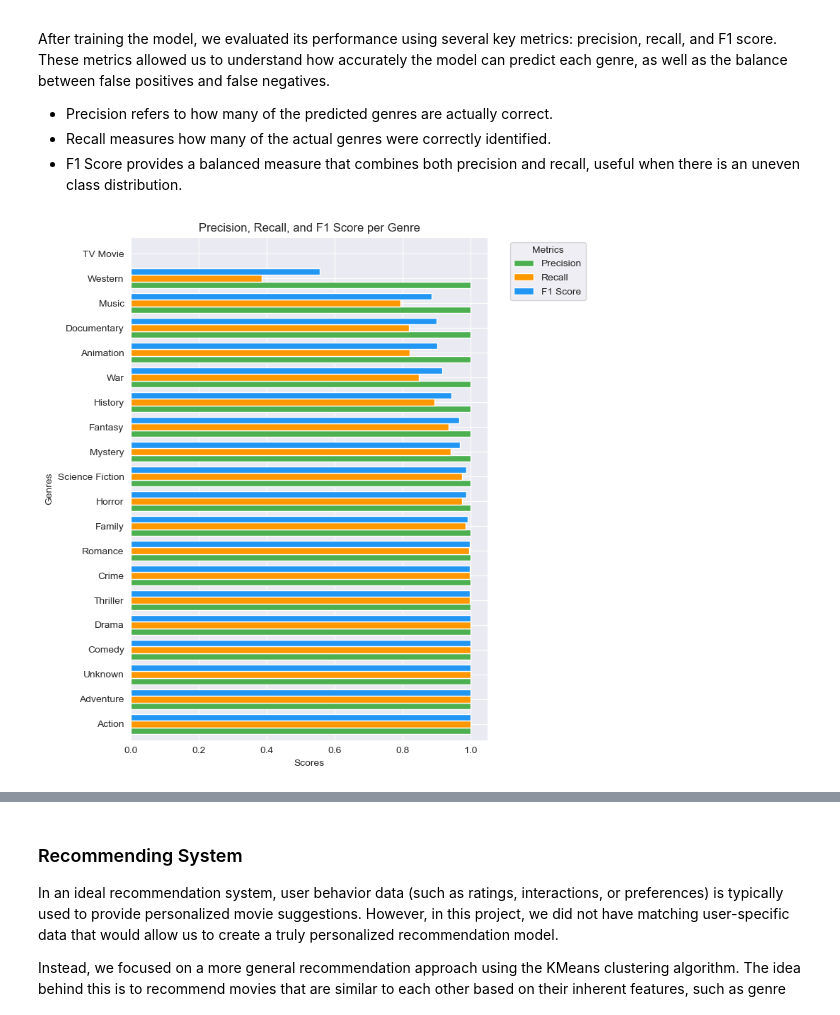
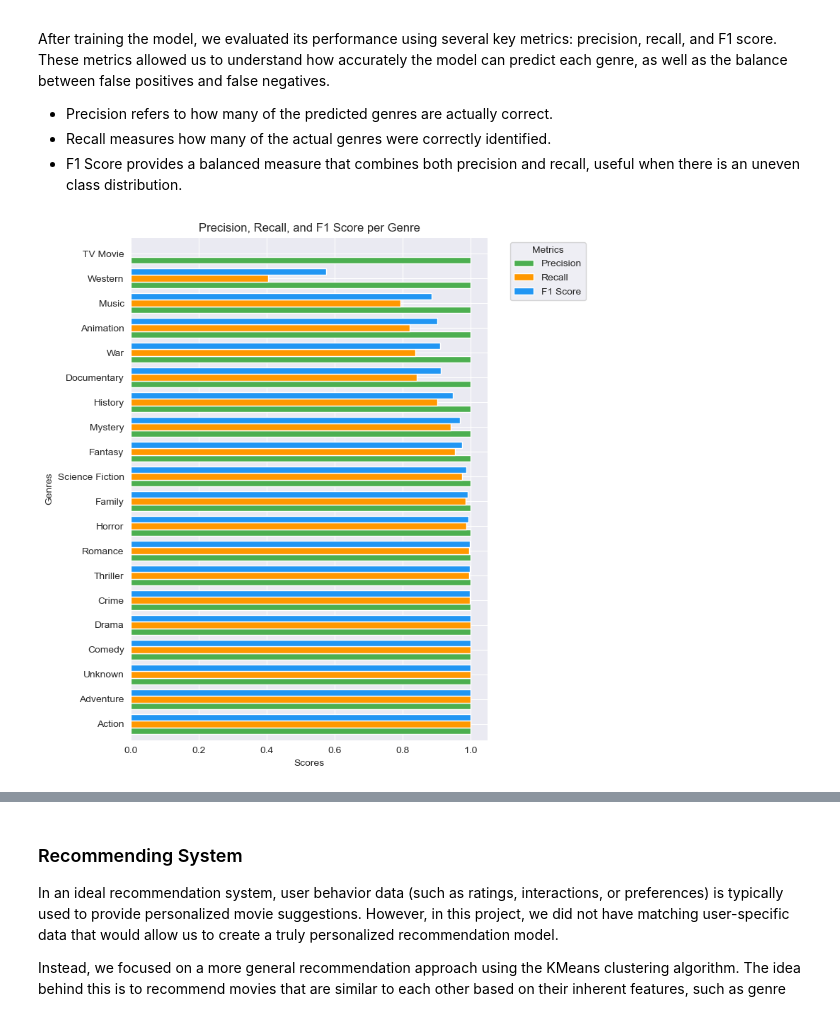
Before and after one commit to Islake/KoneOppiminen, a Jupyter notebook: tasks/Harjoitustyö.ipynb, the cells around one changed output, grey strips where cells are left out. Cells and saved outputs as stored; diff of their text form; code cells hidden in the pictures.

```diff
--- a/tasks/Harjoitustyö.ipynb
+++ b/tasks/Harjoitustyö.ipynb
@@ -568,41 +597,41 @@ import matplotlib.pyplot as plt
 import seaborn as sns
 
 # Calculate Precision, Recall, F1 for each genre
-precision = precision_score(y_test, y_pred, average=None)
-recall = recall_score(y_test, y_pred, average=None)
-f1 = f1_score(y_test, y_pred, average=None)
+precision = precision_score(y_test, y_pred, average=None, zero_division=1)
+recall = recall_score(y_test, y_pred, average=None, zero_division=1)
+f1 = f1_score(y_test, y_pred, average=None, zero_division=1)
 
 # Create a DataFrame to display the results for each genre
 results_df = pd.DataFrame({
     'Precision': precision,
     'Recall': recall,
     'F1 Score': f1
 }, index=y_test.columns)
 
 # Sort the results by F1 Score to identify the best recognized genres
 results_df_sorted = results_df.sort_values(by='F1 Score', ascending=False)
 
 # Plot Precision, Recall, and F1 scores for each genre
 fig, ax = plt.subplots(figsize=(8, 8))
 
 # Create a grouped horizontal bar chart for Precision, Recall, and F1 Score with wider bars
-results_df_sorted.plot(kind='barh', ax=ax, color=['#4CAF50', '#FF9800', '#2196F3'], width=0.8)  # Increased width to make bars thicker
+results_df_sorted.plot(kind='barh', ax=ax, color=['#4CAF50', '#FF9800', '#2196F3'], width=0.8)
 
 # Set chart labels and title
 ax.set_ylabel('Genres')
 ax.set_xlabel('Scores')
 ax.set_title('Precision, Recall, and F1 Score per Genre')
 
 # Adjust legend to appear outside of the plot
 ax.legend(title='Metrics', bbox_to_anchor=(1.05, 1), loc='upper left')
 
 # Tight layout for better spacing
 plt.tight_layout()
 
 # Show the plot
 plt.show()
 # %% [output]
-[figure, old version]
+[figure, new version]
 # %% [markdown]
 #### Metrics Overview
 The model has shown strong performance across most genres, with certain genres achieving perfect scores. Specifically, genres such as Action, Adventure, Unknown, Comedy, and Drama have all reached perfect precision, recall, and F1 scores of 1.0. This indicates that the model consistently recognizes these genres with no false positives or false negatives.
```
Also changed, not shown: parts of 14 cells of this notebook.
